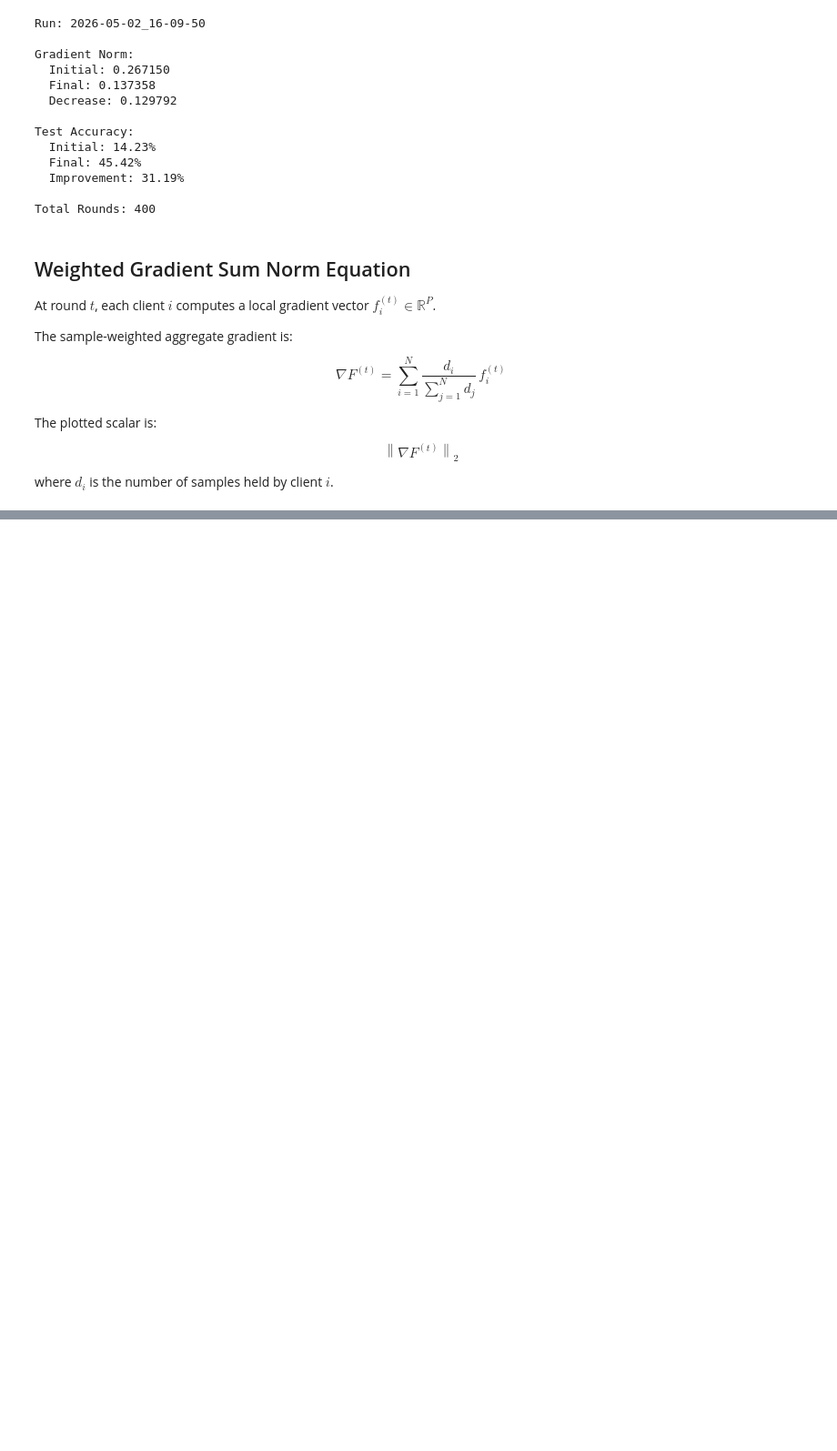
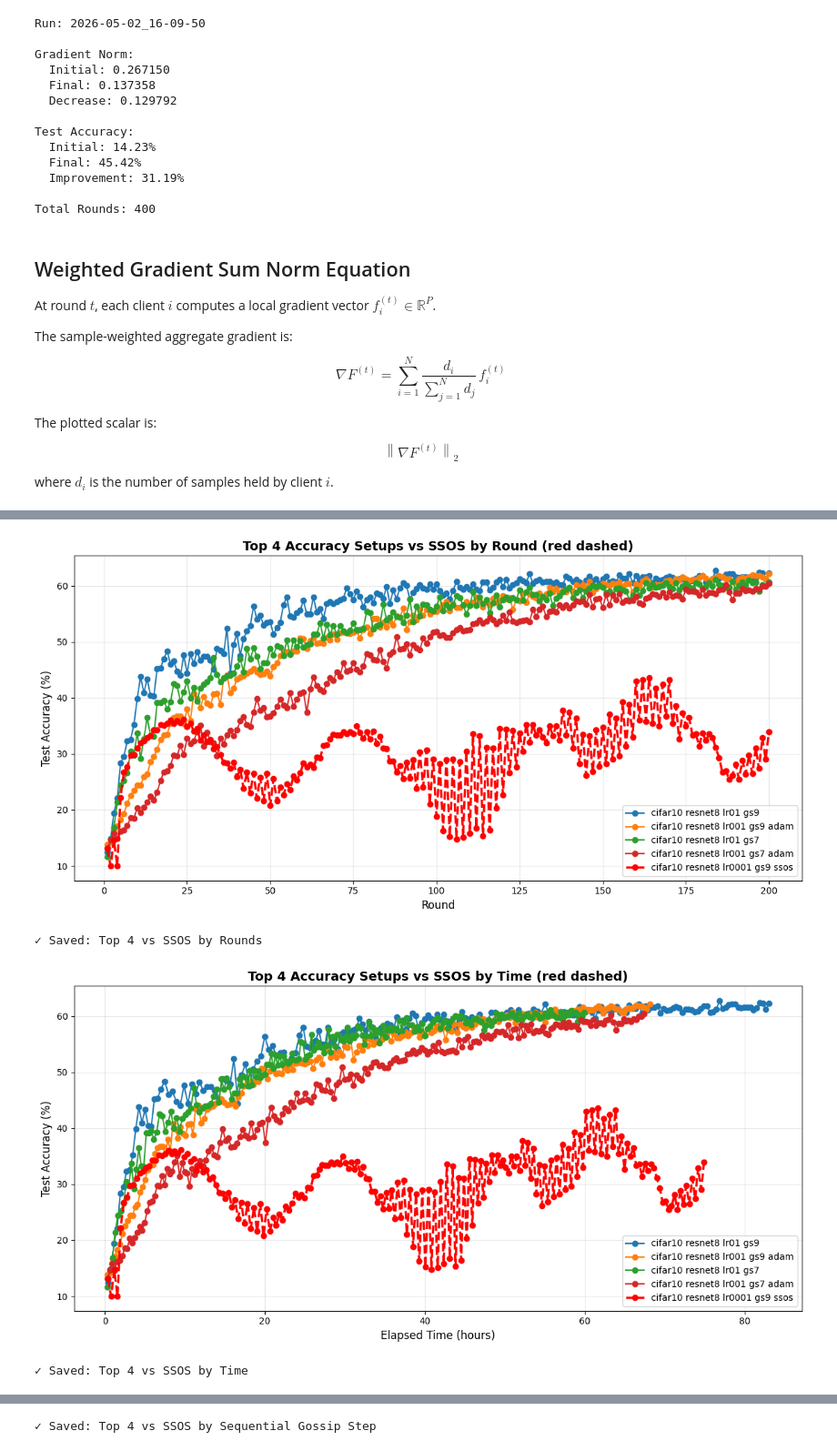
Before and after one commit to M-9acem/FLF, a Jupyter notebook: gradient_analysis.ipynb, the cells around one changed output, grey strips where cells are left out. Shown at 91% size. Saved outputs shown, nothing was run; the diff lists cells and outputs as text; code cells hidden in the pictures; blank space fills up the shorter version.

```diff
--- a/gradient_analysis.ipynb
+++ b/gradient_analysis.ipynb
@@ -845,0 +1020,72 @@ where $d_i$ is the number of samples held by client $i$.
+# %%
+plt.style.use('default')
+
+# 1. Comparison by Rounds
+fig_round, ax_round = plt.subplots(figsize=(12, 6))
+for label, data in selected_data.items():
+    dfg = data['global']
+    color = 'red' if 'ssos' in label.lower() else None
+    linestyle = '--' if 'ssos' in label.lower() else '-'
+    linewidth = 2.5 if 'ssos' in label.lower() else 1.5
+    ax_round.plot(dfg['round'], dfg['test_accuracy'], marker='o', linestyle=linestyle,
+                  linewidth=linewidth, color=color, label=label)
+ax_round.set_xlabel('Round', fontsize=12)
+ax_round.set_ylabel('Test Accuracy (%)', fontsize=12)
+ax_round.set_title('Top 4 Accuracy Setups vs SSOS by Round (red dashed)', fontsize=14, fontweight='bold')
+ax_round.legend(fontsize=10)
+ax_round.grid(True, alpha=0.3)
+plt.tight_layout()
+plt.savefig(OUT_DIR / 'top4_vs_ssos_comparison_rounds.png', dpi=150, bbox_inches='tight')
+plt.show()
+print("✓ Saved: Top 4 vs SSOS by Rounds")
+
+# 2. Comparison by Elapsed Time
+fig_time, ax_time = plt.subplots(figsize=(12, 6))
+for label, data in selected_data.items():
+    dfg = data['global']
+    color = 'red' if 'ssos' in label.lower() else None
+    linestyle = '--' if 'ssos' in label.lower() else '-'
+    linewidth = 2.5 if 'ssos' in label.lower() else 1.5
+    ax_time.plot(dfg['elapsed_seconds']/3600.0, dfg['test_accuracy'], marker='o', linestyle=linestyle,
+                 linewidth=linewidth, color=color, label=label)
+ax_time.set_xlabel('Elapsed Time (hours)', fontsize=12)
+ax_time.set_ylabel('Test Accuracy (%)', fontsize=12)
+ax_time.set_title('Top 4 Accuracy Setups vs SSOS by Time (red dashed)', fontsize=14, fontweight='bold')
+ax_time.legend(fontsize=10)
+ax_time.grid(True, alpha=0.3)
+plt.tight_layout()
+plt.savefig(OUT_DIR / 'top4_vs_ssos_comparison_time.png', dpi=150, bbox_inches='tight')
+plt.show()
+print("✓ Saved: Top 4 vs SSOS by Time")
+
+# 3. Comparison by Sequential Gossip Step (continuous index: 1,2,3,...,N)
+fig_gs, ax_gs = plt.subplots(figsize=(12, 6))
+for label, data in selected_data.items():
+    df_all = data.get('global_all')
+    if df_all is not None and 'gossip_step' in df_all.columns:
+        # Sort by round then gossip_step to maintain chronological order
+        df_seq = df_all.sort_values(['round', 'gossip_step']).reset_index(drop=True).copy()
+        # Create sequential gossip index: 1, 2, 3, ..., N (ignores cycling of raw gossip_step)
+        df_seq['seq_gossip'] = np.arange(len(df_seq)) + 1
+        # Group by sequential index and compute mean/std
+        stats = df_seq.groupby('seq_gossip')['test_accuracy'].agg(['mean', 'std']).reset_index()
+        color = 'red' if 'ssos' in label.lower() else None
+        linestyle = '--' if 'ssos' in label.lower() else '-'
+        linewidth = 2.5 if 'ssos' in label.lower() else 1.5
+        ax_gs.errorbar(stats['seq_gossip'], stats['mean'], yerr=stats['std'].fillna(0),
+                      fmt='-o', linestyle=linestyle, linewidth=linewidth, color=color,
+                      capsize=3, label=label)
+ax_gs.set_xlabel('Sequential Gossip Step (continuous: 1,2,3,...,N)', fontsize=12)
+ax_gs.set_ylabel('Test Accuracy (%)', fontsize=12)
+ax_gs.set_title('Top 4 Accuracy Setups vs SSOS by Sequential Gossip Step (red dashed)', fontsize=14, fontweight='bold')
+ax_gs.legend(fontsize=10)
+ax_gs.grid(True, alpha=0.3)
+plt.tight_layout()
+plt.savefig(OUT_DIR / 'top4_vs_ssos_comparison_gossip_step.png', dpi=150, bbox_inches='tight')
+plt.show()
+print("✓ Saved: Top 4 vs SSOS by Sequential Gossip Step")
+# %% [output]
+[figure, added]
+✓ Saved: Top 4 vs SSOS by Rounds
+[figure, added]
+✓ Saved: Top 4 vs SSOS by Time
@@ -845,0 +1093 @@ where $d_i$ is the number of samples held by client $i$.
+✓ Saved: Top 4 vs SSOS by Sequential Gossip Step
```
Also changed, not shown: parts of 6 cells of this notebook.
